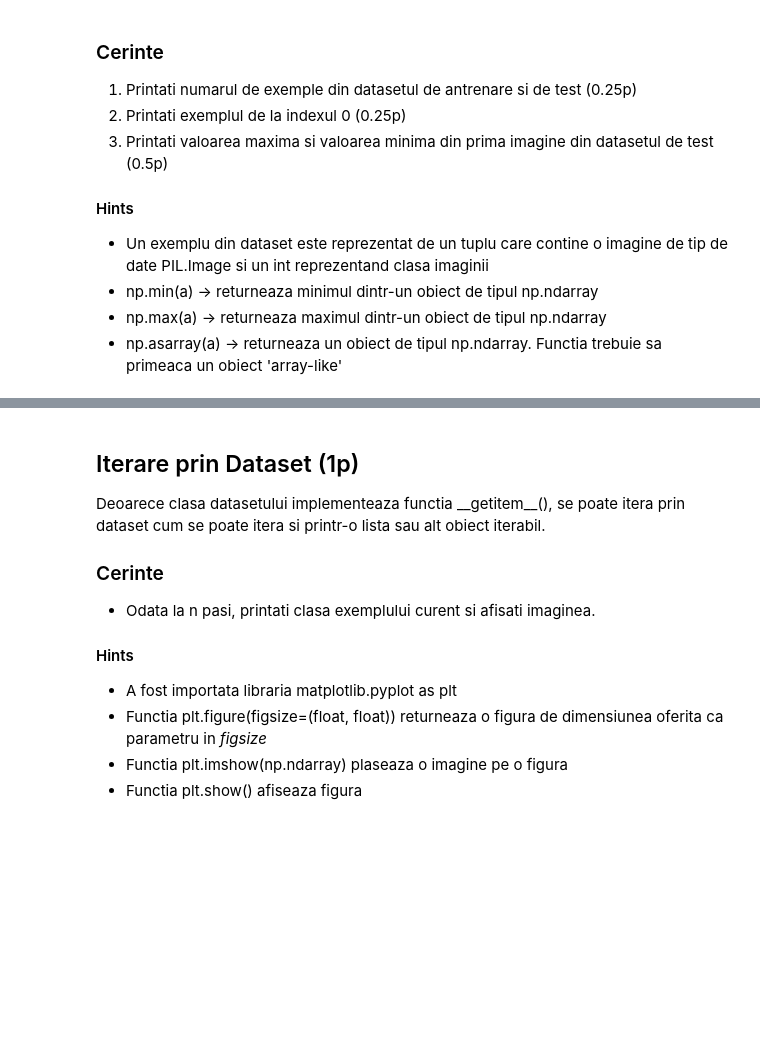
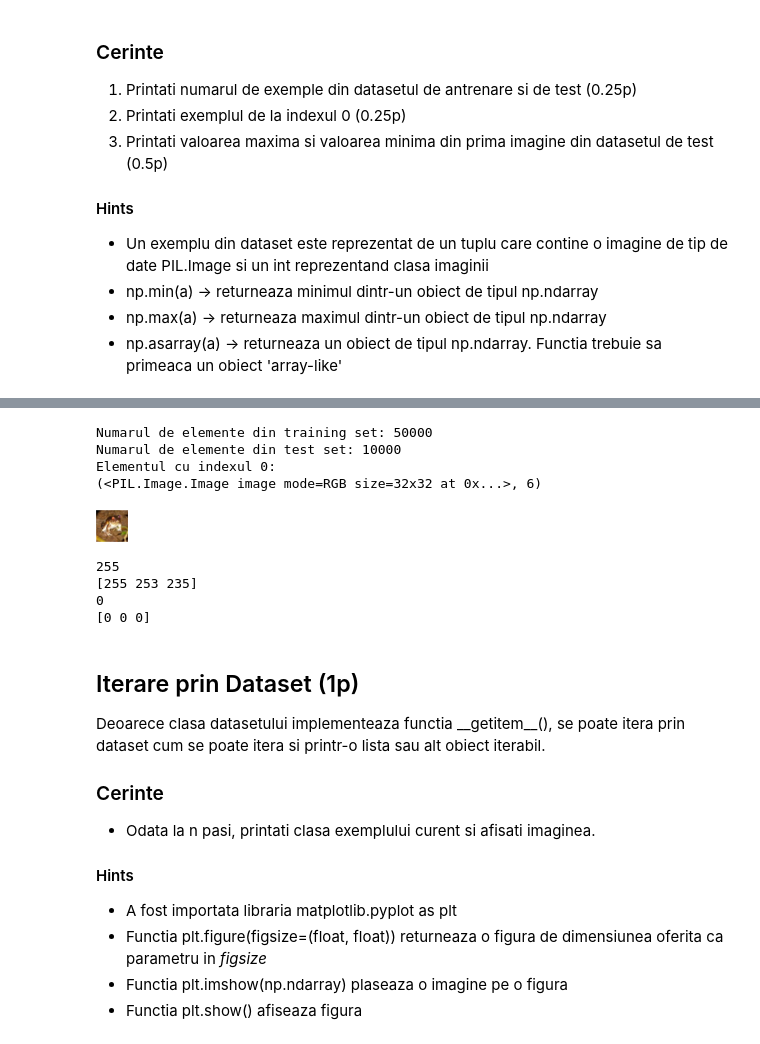
Before and after one commit to Pepi100/Uni-Work, a Jupyter notebook: THIRD YEAR/Second Semester/Computer Vision/Labs/Lab 2/Lab2_IAVA.ipynb, the cells around one changed output, grey strips where cells are left out. Saved outputs shown, nothing was run; the diff lists cells and outputs as text; code cells hidden in the pictures; blank space fills up the shorter version.

```diff
--- a/THIRD YEAR/Second Semester/Computer Vision/Labs/Lab 2/Lab2_IAVA.ipynb
+++ b/THIRD YEAR/Second Semester/Computer Vision/Labs/Lab 2/Lab2_IAVA.ipynb
@@ -68,3 +62,36 @@ Extracting ./data/cifar-10-python.tar.gz to ./data
+# %%
+#TODO: Scrieti aici codul pentru cerinta numarul 1
+print("Numarul de elemente din training set: %d" % len(cifar_train))
+print("Numarul de elemente din test set: %d" % len(cifar_test))
+
+#TODO: Scrieti aici codul pentru cerinta numarul 2
+
+print("Elementul cu indexul 0:")
+print(cifar_train[0]) # este o imagine cu o pisica, din categoria 6 (cat)
+
+import cv2
+
+display(cifar_train[0][0])
+
+#TODO: Completati sub codul pentru cerinta numarul 3
+# valorea minima si maxima
+img = np.array(cifar_train[0][0])
+
+print(img.max())
+print(img.reshape(1024,3).max(axis=0))
+
+print(img.min())
+print(img.reshape(1024,3).min(axis=0))
+# %% [output]
+Numarul de elemente din training set: 50000
+Numarul de elemente din test set: 10000
+Elementul cu indexul 0:
+(<PIL.Image.Image image mode=RGB size=32x32 at 0x...>, 6)
+[figure, added]
+255
+[255 253 235]
+0
+[0 0 0]
 # %% [markdown]
 ## Iterare prin Dataset (1p)
 
```
Also changed, not shown: parts of 13 cells of this notebook.
